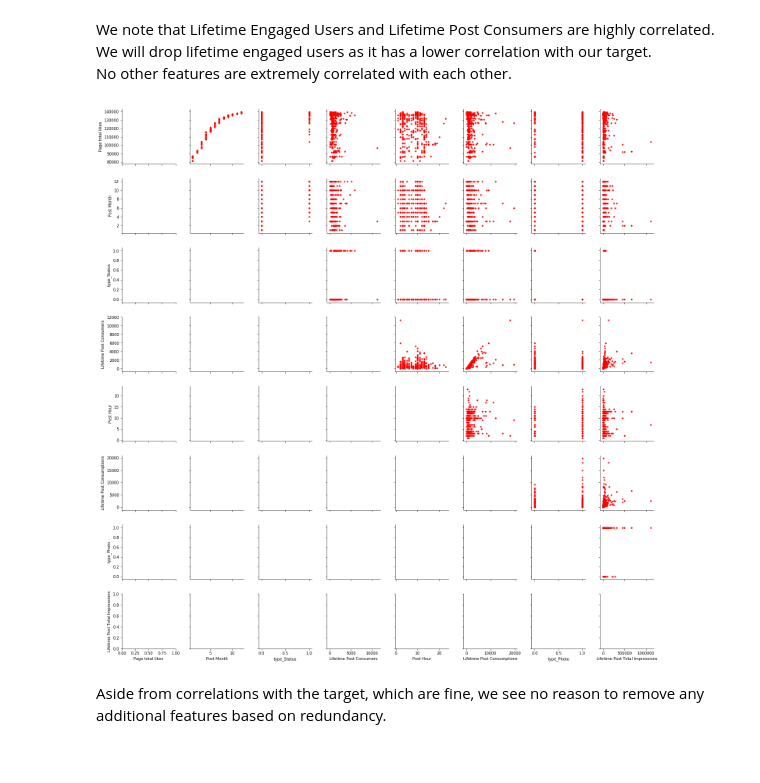
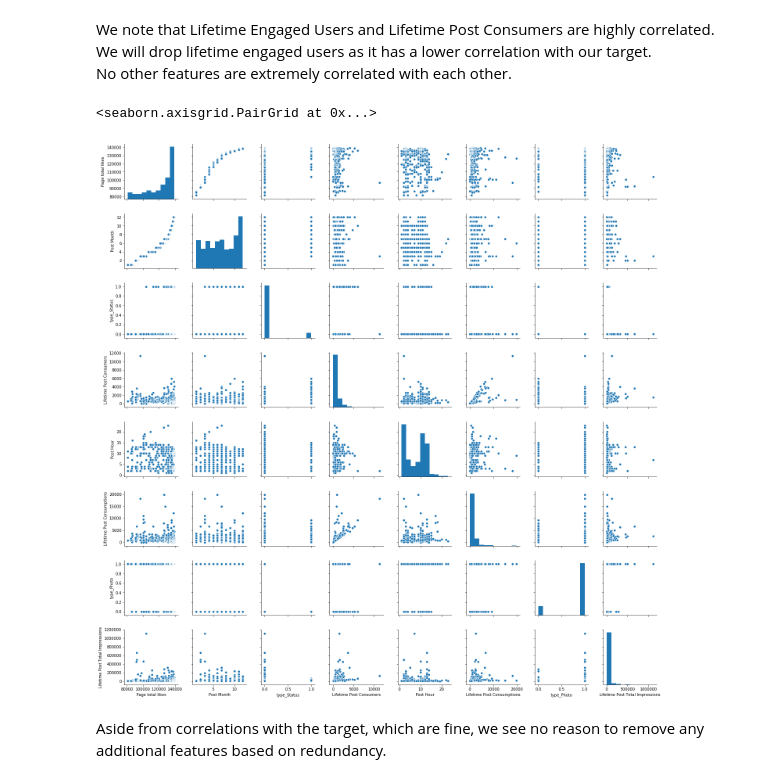
Before and after one commit to moorebryan/Investigation-of-Data-Imputation-techniques-for-Extremely-Sparse-Features, a Jupyter notebook: Multi-Column Imputation-Facebook Dataset.ipynb, the cells around one changed output. Drawn from its saved outputs; the diff is of its cells as text; code cells hidden in the pictures.

```diff
--- a/Multi-Column Imputation-Facebook Dataset.ipynb
+++ b/Multi-Column Imputation-Facebook Dataset.ipynb
@@ -183,8 +166,9 @@ def create_pairwise_plots(df):
 # %%
 # Now create pairwise plots to see if any other features should be removed
-create_pairwise_plots(df_new)
+sns.pairplot(df_new)
 # %% [output]
+<seaborn.axisgrid.PairGrid at 0x...>
-[figure, old version]
+[figure, new version]
 # %% [markdown]
 Aside from correlations with the target, which are fine, we see no reason to remove any additional features based on redundancy.
 # %%
```
Also changed, not shown: parts of 35 cells of this notebook, 2 other files.
